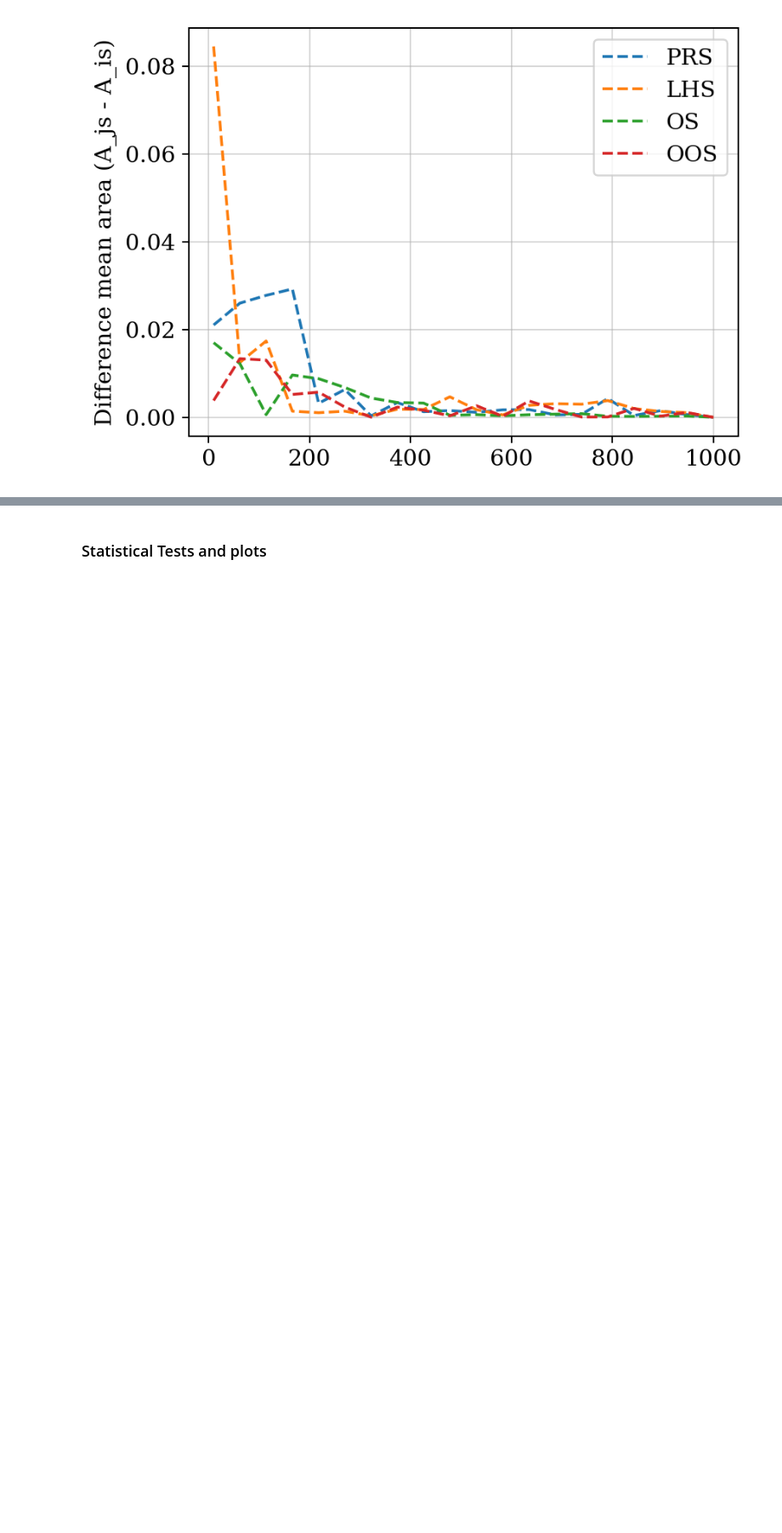
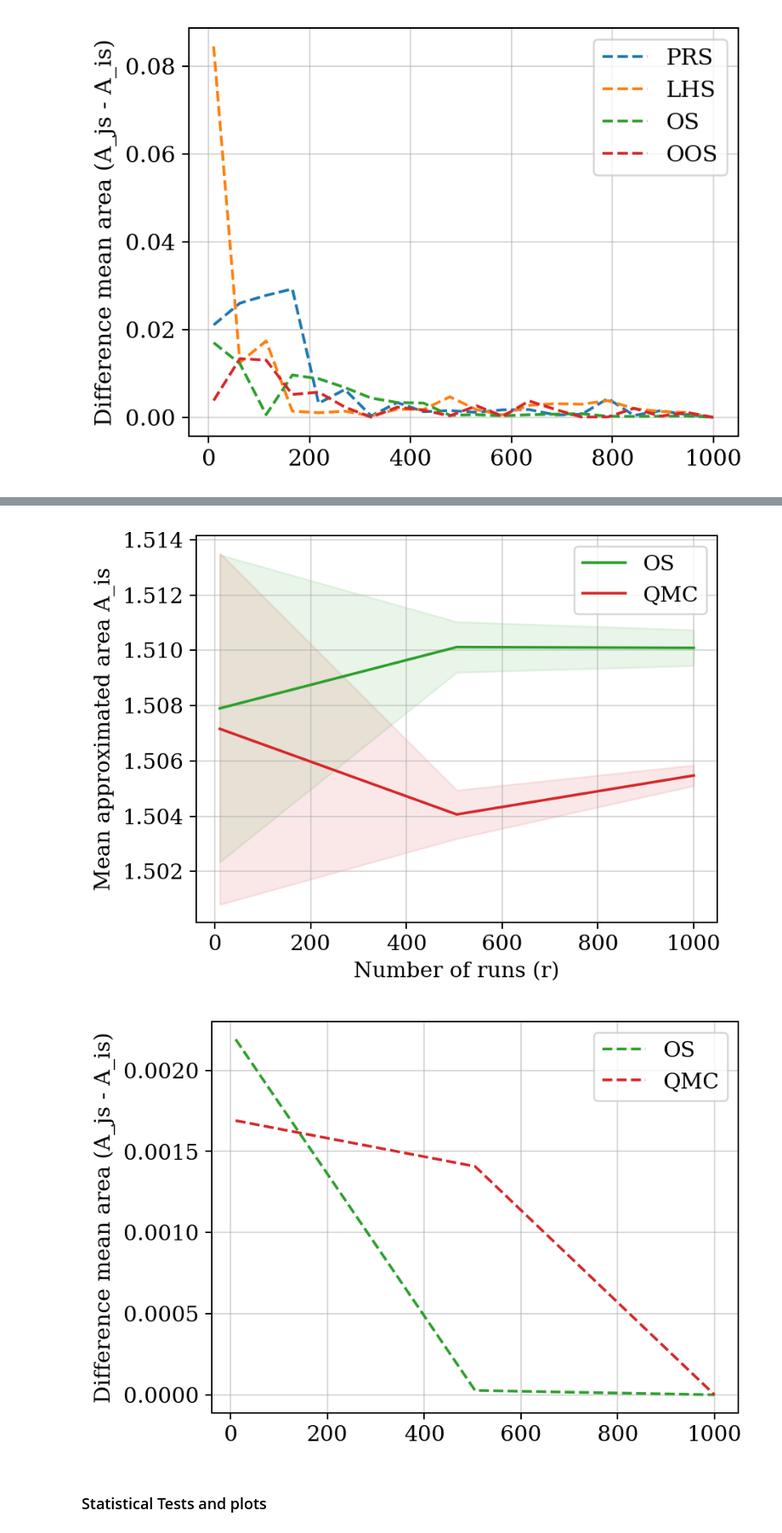
Before and after one commit to soudy/stoch-simulation-assignment1, a Jupyter notebook: notebooks/Mandelbrot_Monte_Carlo.ipynb, the cells around one changed output, grey strips where cells are left out. Shown at 85% size. Saved outputs shown, nothing was run; the diff lists cells and outputs as text; code cells hidden in the pictures; blank space fills up the shorter version.

```diff
--- a/notebooks/Mandelbrot_Monte_Carlo.ipynb
+++ b/notebooks/Mandelbrot_Monte_Carlo.ipynb
@@ -454,3 +514,13 @@ Plotter_N(Dic_PRS_bad, Dic_LHS_bad, Dic_OS_bad, Dic_OOS_bad)
+# %%
+shelf = shelve.open("Final_arrays_simulations/Quasi_vs_OS")
+Approx_areas_list_Quasi_2 = shelf["Dic_Quasi_10^2"]
+Approx_areas_list_OS_2 = shelf["Dic_OS_10^2"]
+shelf.close()
+# %%
+Plotter_N_Quasi(Approx_areas_list_Quasi_2, Approx_areas_list_OS_2)
+# %% [output]
+[figure, added]
+[figure, added]
 # %% [markdown]
 ### Statistical Tests and plots
 # %%
```
Also changed, not shown: parts of 11 cells of this notebook, 2 other files.
